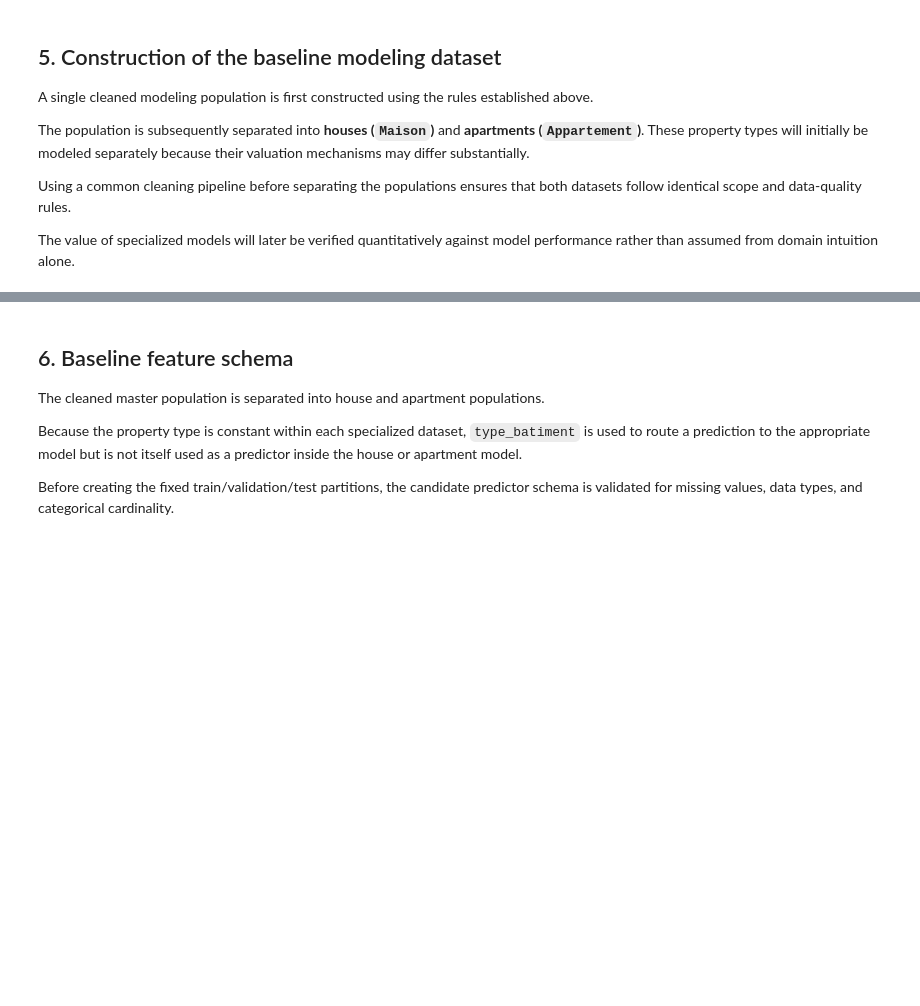
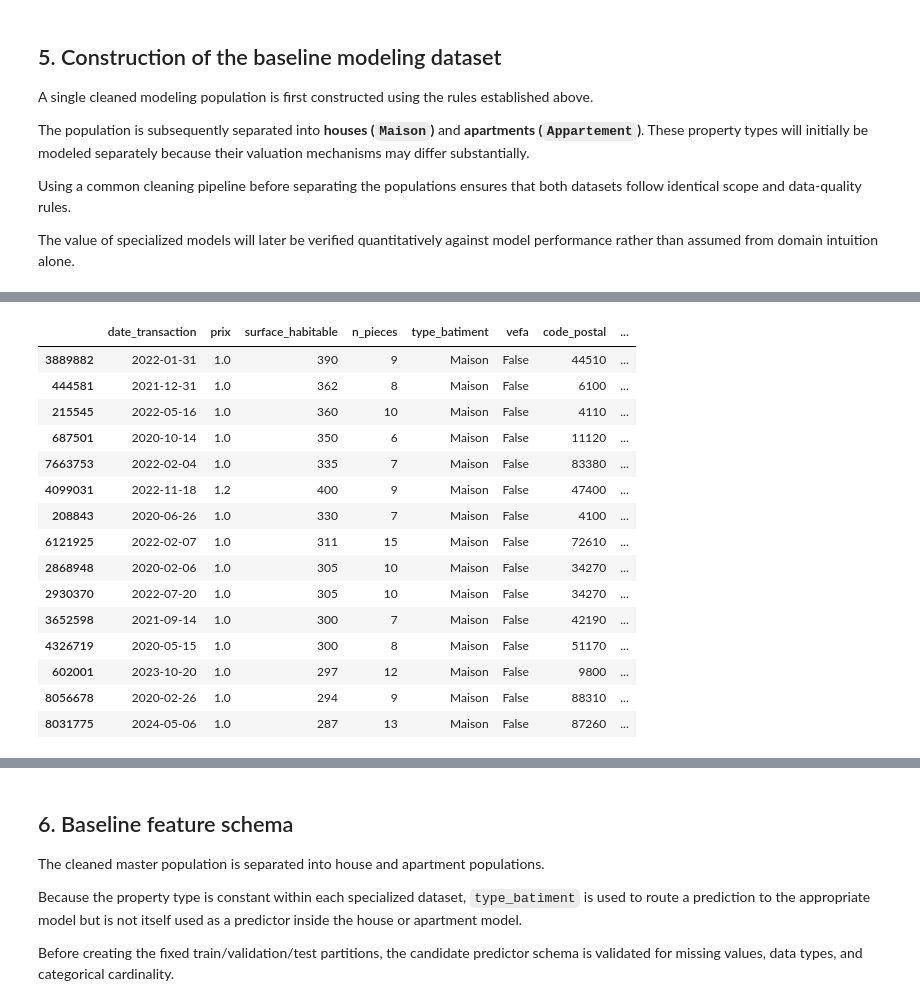
Before and after one commit to AlexandraBelj/6_french-property-intelligence, a Jupyter notebook: notebooks/02_Modeling_Dataset.ipynb, the cells around one changed output, grey strips where cells are left out. Drawn from its saved outputs; the diff is of its cells as text; code cells hidden in the pictures; blank space fills up the shorter version.

```diff
--- a/notebooks/02_Modeling_Dataset.ipynb
+++ b/notebooks/02_Modeling_Dataset.ipynb
@@ -588,0 +638,81 @@ Date range:
+# %%
+# PURPOSE:
+# Inspect concrete transactions from the extreme price-per-m² tails
+# before defining Cleaning Policy v2.
+#
+# We do not want to choose cleaning thresholds only from quantiles.
+# Looking at actual rows helps distinguish legitimate unusual properties
+# from transactions that are inconsistent with an individual residential
+# valuation.
+#
+# DIAGNOSTIC ONLY:
+# Nothing is removed from the modeling dataset here.
+
+inspection_columns = [
+    "date_transaction",
+    "prix",
+    "surface_habitable",
+    "n_pieces",
+    "type_batiment",
+    "vefa",
+    "code_postal",
+    "departement",
+    "latitude",
+    "longitude",
+]
+
+inspection_df = parquet_file.read(
+    columns=inspection_columns
+).to_pandas()
+
+# Same candidate population as the future modeling dataset
+inspection_df = inspection_df.loc[
+    inspection_df["date_transaction"].between(
+        "2020-01-01",
+        "2024-06-30"
+    )
+].copy()
+
+inspection_df = inspection_df.loc[
+    ~inspection_df["departement"].isin(
+        {"971", "972", "973", "974"}
+    )
+].copy()
+
+inspection_df = inspection_df.loc[
+    (inspection_df["prix"] > 0)
+    & inspection_df["surface_habitable"].between(10, 500)
+].copy()
+
+inspection_df["price_per_m2"] = (
+    inspection_df["prix"]
+    / inspection_df["surface_habitable"]
+)
+
+
+for property_type in ["Maison", "Appartement"]:
+
+    subset = inspection_df.loc[
+        inspection_df["type_batiment"] == property_type
+    ]
+
+    print(f"\n{'=' * 70}")
+    print(f"{property_type.upper()} — LOWEST PRICE/m²")
+    print(f"{'=' * 70}")
+
+    display(
+        subset.nsmallest(15, "price_per_m2")[
+            inspection_columns + ["price_per_m2"]
+        ]
+    )
+
+    print(f"\n{'=' * 70}")
+    print(f"{property_type.upper()} — HIGHEST PRICE/m²")
+    print(f"{'=' * 70}")
+
+    display(
+        subset.nlargest(15, "price_per_m2")[
+            inspection_columns + ["price_per_m2"]
+        ]
+    )
+# %% [output]
@@ -588,0 +722,16 @@ Date range:
+|  | date_transaction | prix | surface_habitable | n_pieces | type_batiment | vefa | code_postal | ... |
+| 3889882 | 2022-01-31 | 1.0 | 390 | 9 | Maison | False | 44510 | ... |
+| 444581 | 2021-12-31 | 1.0 | 362 | 8 | Maison | False | 6100 | ... |
+| 215545 | 2022-05-16 | 1.0 | 360 | 10 | Maison | False | 4110 | ... |
+| 687501 | 2020-10-14 | 1.0 | 350 | 6 | Maison | False | 11120 | ... |
+| 7663753 | 2022-02-04 | 1.0 | 335 | 7 | Maison | False | 83380 | ... |
+| 4099031 | 2022-11-18 | 1.2 | 400 | 9 | Maison | False | 47400 | ... |
+| 208843 | 2020-06-26 | 1.0 | 330 | 7 | Maison | False | 4100 | ... |
+| 6121925 | 2022-02-07 | 1.0 | 311 | 15 | Maison | False | 72610 | ... |
+| 2868948 | 2020-02-06 | 1.0 | 305 | 10 | Maison | False | 34270 | ... |
+| 2930370 | 2022-07-20 | 1.0 | 305 | 10 | Maison | False | 34270 | ... |
+| 3652598 | 2021-09-14 | 1.0 | 300 | 7 | Maison | False | 42190 | ... |
+| 4326719 | 2020-05-15 | 1.0 | 300 | 8 | Maison | False | 51170 | ... |
+| 602001 | 2023-10-20 | 1.0 | 297 | 12 | Maison | False | 9800 | ... |
+| 8056678 | 2020-02-26 | 1.0 | 294 | 9 | Maison | False | 88310 | ... |
+| 8031775 | 2024-05-06 | 1.0 | 287 | 13 | Maison | False | 87260 | ... |
```
Also changed, not shown: parts of 15 cells of this notebook, 2 other files.
